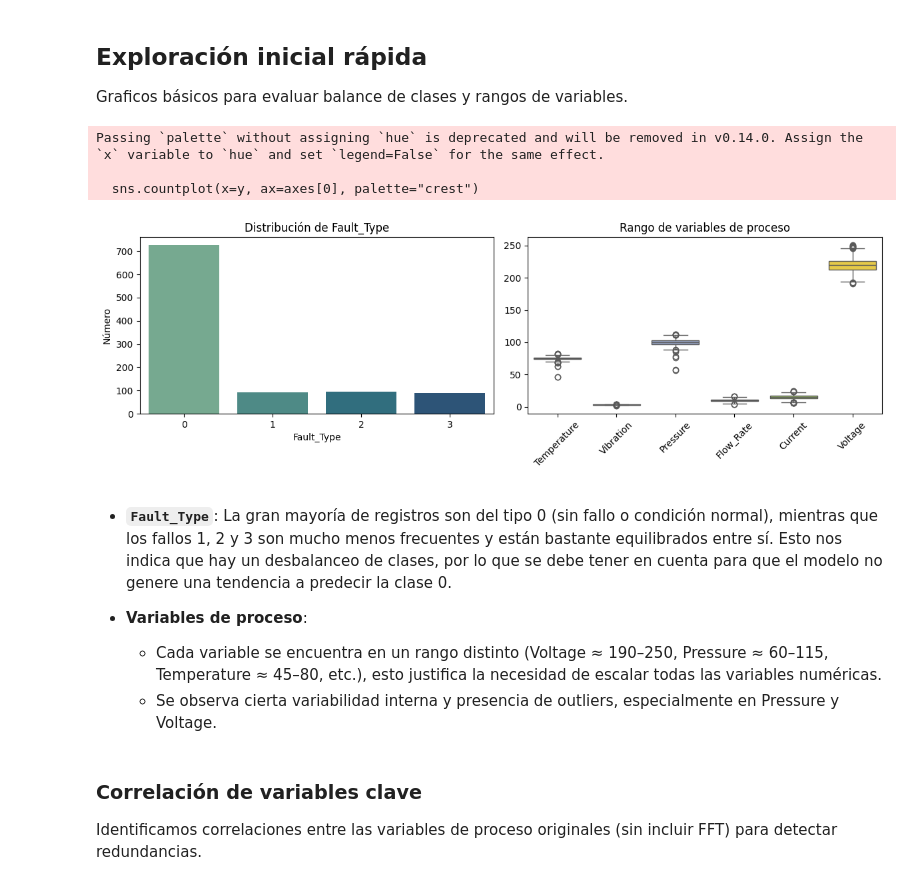
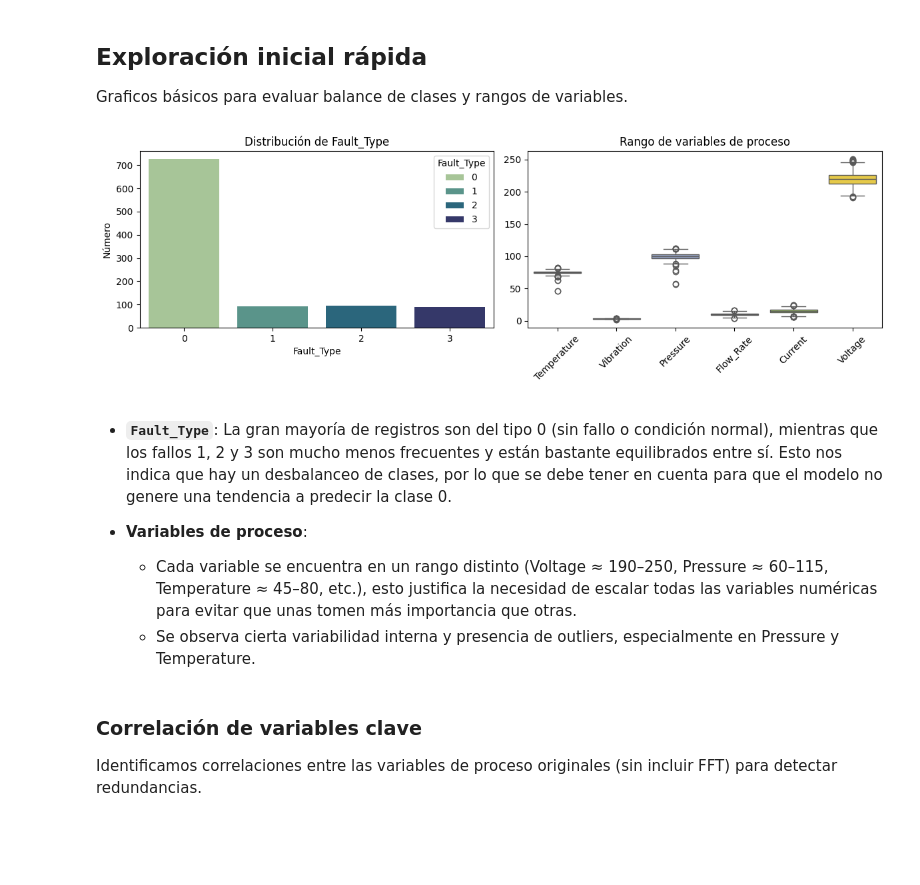
Before and after one commit to AlvaroAmi/IndustrialFaultDetection, a Jupyter notebook: preparacion.ipynb, the cells around one changed output. Cells and saved outputs as stored; diff of their text form; code cells hidden in the pictures; blank space fills up the shorter version.

```diff
--- a/preparacion.ipynb
+++ b/preparacion.ipynb
@@ -156,37 +158,34 @@ Graficos básicos para evaluar balance de clases y rangos de variables.
 # %%
 fig, axes = plt.subplots(1, 2, figsize=(12, 4))
 
-sns.countplot(x=y, ax=axes[0], palette="crest")
+sns.countplot(x=y, ax=axes[0], palette="crest", hue=y)
 axes[0].set_title("Distribución de Fault_Type")
 axes[0].set_xlabel("Fault_Type")
 axes[0].set_ylabel("Número")
 
 sns.boxplot(
     data=df_clean[[
         "Temperature",
         "Vibration",
         "Pressure",
         "Flow_Rate",
         "Current",
         "Voltage",
     ]],
     ax=axes[1],
     palette="Set2",
 )
 axes[1].set_title("Rango de variables de proceso")
 axes[1].tick_params(axis="x", rotation=45)
 plt.tight_layout()
 # %% [output]
-Passing `palette` without assigning `hue` is deprecated and will be removed in v0.14.0. Assign the `x` variable to `hue` and set `legend=False` for the same effect.
-
-  sns.countplot(x=y, ax=axes[0], palette="crest")
-[figure, old version]
+[figure, new version]
 # %% [markdown]
 - **`Fault_Type`**: La gran mayoría de registros son del tipo 0 (sin fallo o condición normal), mientras que los fallos 1, 2 y 3 son mucho menos frecuentes y están bastante equilibrados entre sí. Esto nos indica que hay un desbalanceo de clases, por lo que se debe tener en cuenta para que el modelo no genere una tendencia a predecir la clase 0.
 
 - **Variables de proceso**:
-    - Cada variable se encuentra en un rango distinto (Voltage ≈ 190–250, Pressure ≈ 60–115, Temperature ≈ 45–80, etc.), esto justifica la necesidad de escalar todas las variables numéricas.
-    - Se observa cierta variabilidad interna y presencia de outliers, especialmente en Pressure y Voltage.
+    - Cada variable se encuentra en un rango distinto (Voltage ≈ 190–250, Pressure ≈ 60–115, Temperature ≈ 45–80, etc.), esto justifica la necesidad de escalar todas las variables numéricas para evitar que unas tomen más importancia que otras.
+    - Se observa cierta variabilidad interna y presencia de outliers, especialmente en Pressure y Temperature.
 # %% [markdown]
 ### Correlación de variables clave
 
```
Also changed, not shown: parts of 13 cells of this notebook.
